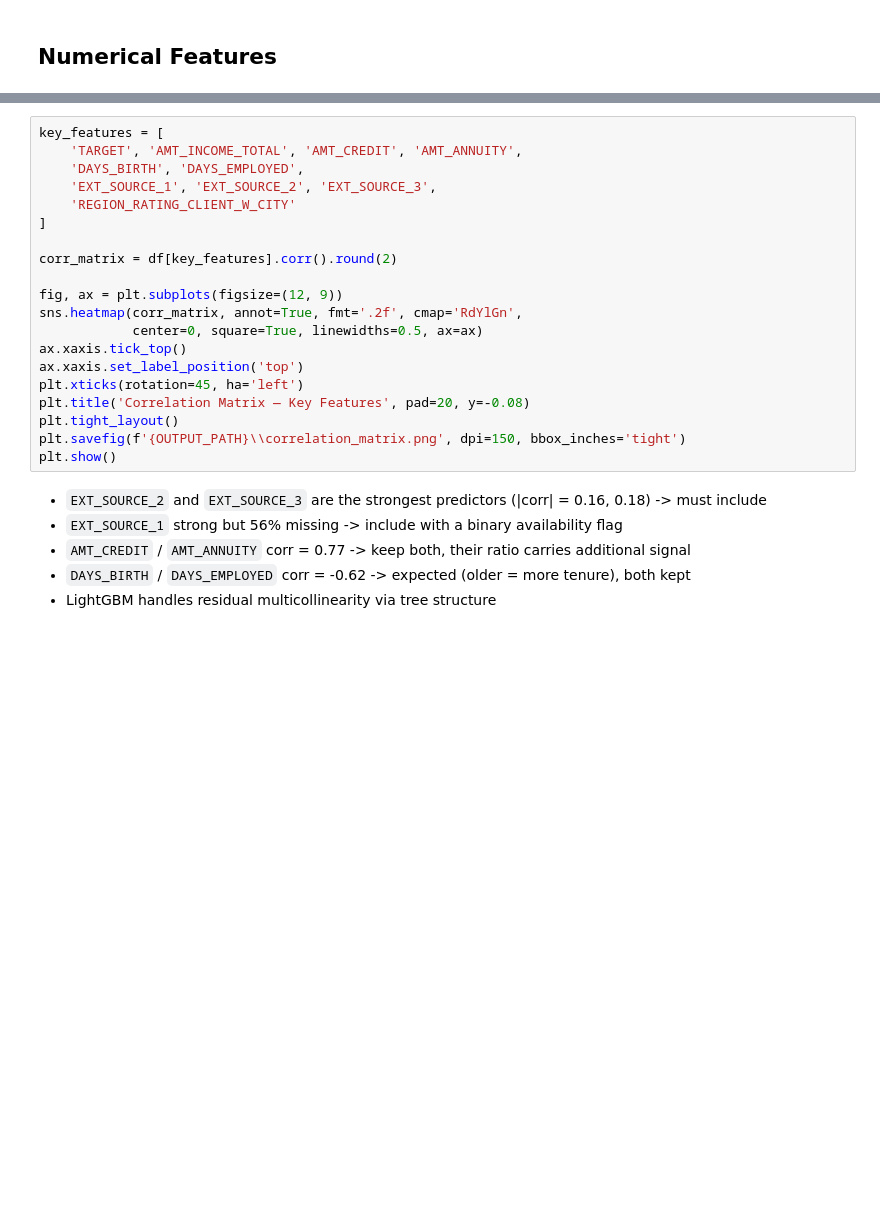
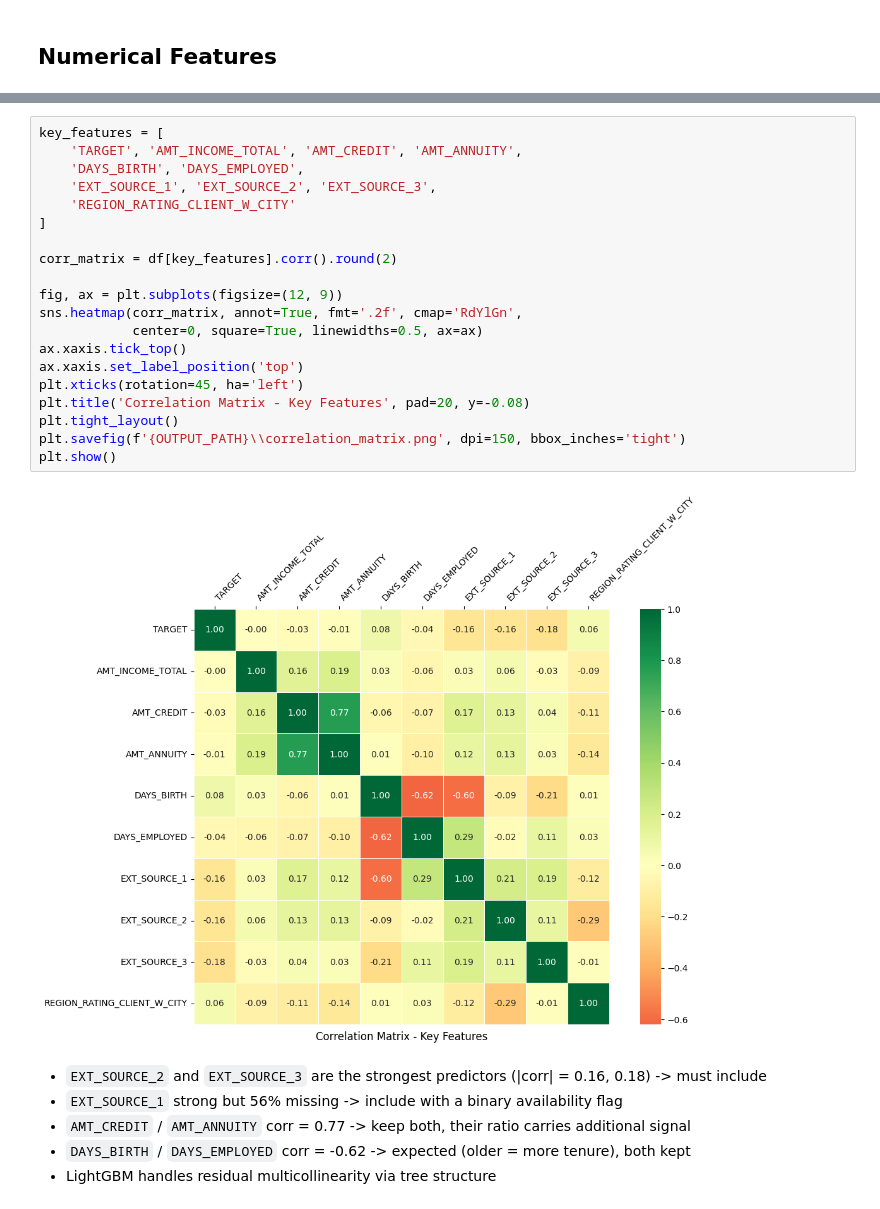
Before and after one commit to Fama05-afk/home-credit-risk, a Jupyter notebook: notebooks/01_eda.ipynb, the cells around one changed output, grey strips where cells are left out. Cells and saved outputs as stored; diff of their text form; blank space fills up the shorter version.

```diff
--- a/notebooks/01_eda.ipynb
+++ b/notebooks/01_eda.ipynb
@@ -106,23 +205,25 @@ print('→ Keep W_CITY only (more granular, higher corr with TARGET)')
 # %%
 key_features = [
     'TARGET', 'AMT_INCOME_TOTAL', 'AMT_CREDIT', 'AMT_ANNUITY',
     'DAYS_BIRTH', 'DAYS_EMPLOYED',
     'EXT_SOURCE_1', 'EXT_SOURCE_2', 'EXT_SOURCE_3',
     'REGION_RATING_CLIENT_W_CITY'
 ]
 
 corr_matrix = df[key_features].corr().round(2)
 
 fig, ax = plt.subplots(figsize=(12, 9))
 sns.heatmap(corr_matrix, annot=True, fmt='.2f', cmap='RdYlGn',
             center=0, square=True, linewidths=0.5, ax=ax)
 ax.xaxis.tick_top()
 ax.xaxis.set_label_position('top')
 plt.xticks(rotation=45, ha='left')
-plt.title('Correlation Matrix — Key Features', pad=20, y=-0.08)
+plt.title('Correlation Matrix - Key Features', pad=20, y=-0.08)
 plt.tight_layout()
 plt.savefig(f'{OUTPUT_PATH}\\correlation_matrix.png', dpi=150, bbox_inches='tight')
 plt.show()
+# %% [output]
+[figure, added]
 # %% [markdown]
 - `EXT_SOURCE_2` and `EXT_SOURCE_3` are the strongest predictors (|corr| = 0.16, 0.18) -> must include
 - `EXT_SOURCE_1` strong but 56% missing -> include with a binary availability flag
```
Also changed, not shown: parts of 15 cells of this notebook, 4 other files.
